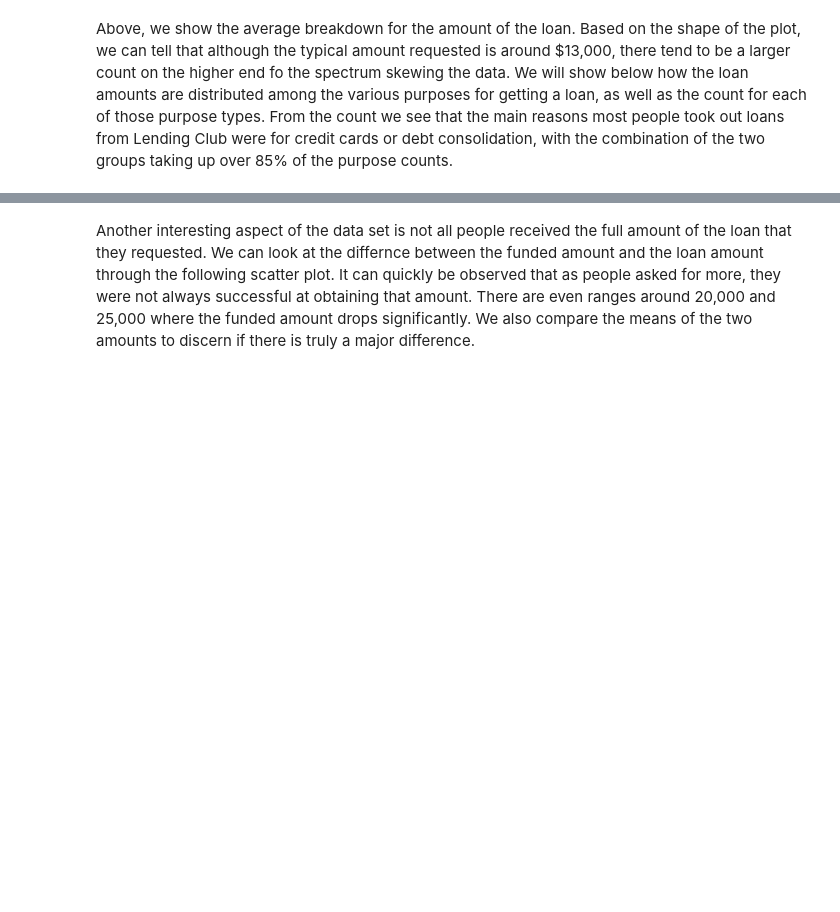
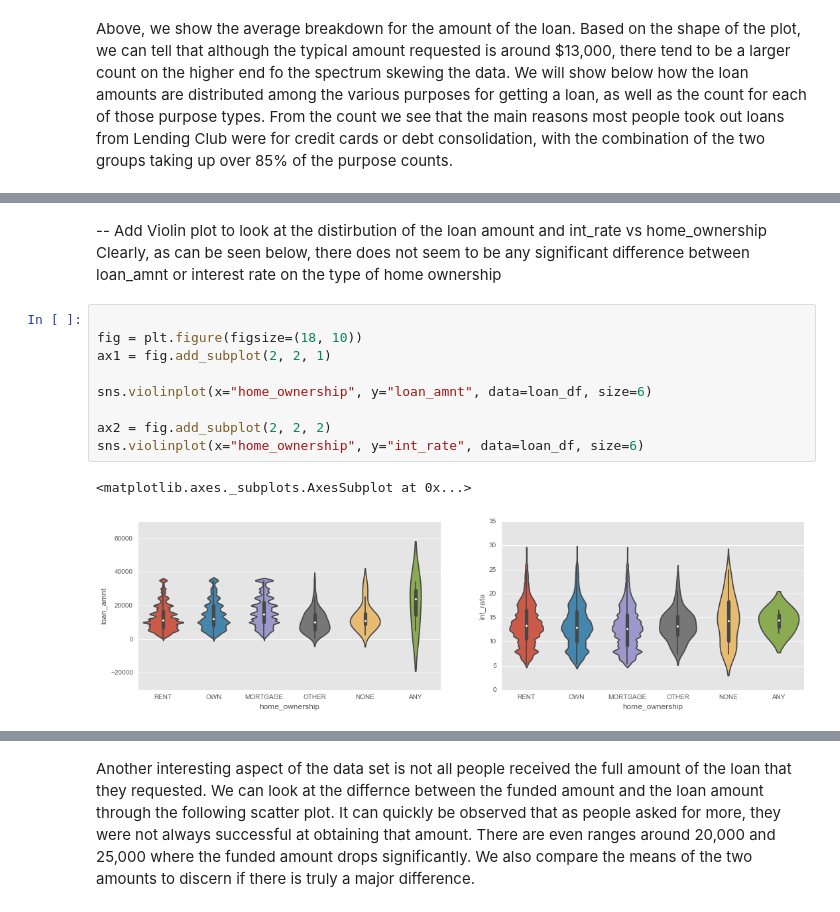
Before and after one commit to mridulja/MSDS7331_Project1, a Jupyter notebook: Data AnalysisV2.ipynb, the cells around one changed output, grey strips where cells are left out. Cells and saved outputs as stored; diff of their text form; blank space fills up the shorter version.

```diff
--- a/Data AnalysisV2.ipynb
+++ b/Data AnalysisV2.ipynb
@@ -311,0 +296,15 @@ Name: loan_amnt, dtype: int64
+# %% [markdown]
+-- Add Violin plot to look at the distirbution of the loan amount and int_rate vs home_ownership
+Clearly, as can be seen below, there does not seem to be any significant difference between loan_amnt or interest rate on the type of home ownership
+# %%
+
+fig = plt.figure(figsize=(18, 10))
+ax1 = fig.add_subplot(2, 2, 1)
+
+sns.violinplot(x="home_ownership", y="loan_amnt", data=loan_df, size=6)
+
+ax2 = fig.add_subplot(2, 2, 2)
+sns.violinplot(x="home_ownership", y="int_rate", data=loan_df, size=6)
+# %% [output]
+<matplotlib.axes._subplots.AxesSubplot at 0x...>
+[figure, added]
```
Also changed, not shown: parts of 19 cells of this notebook.
